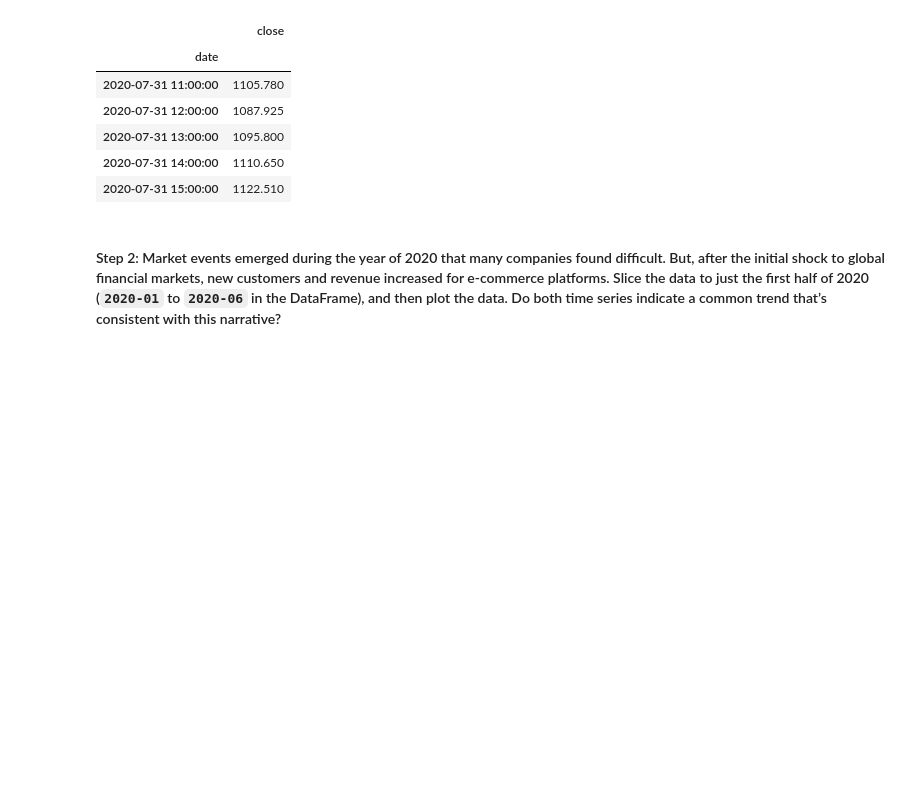
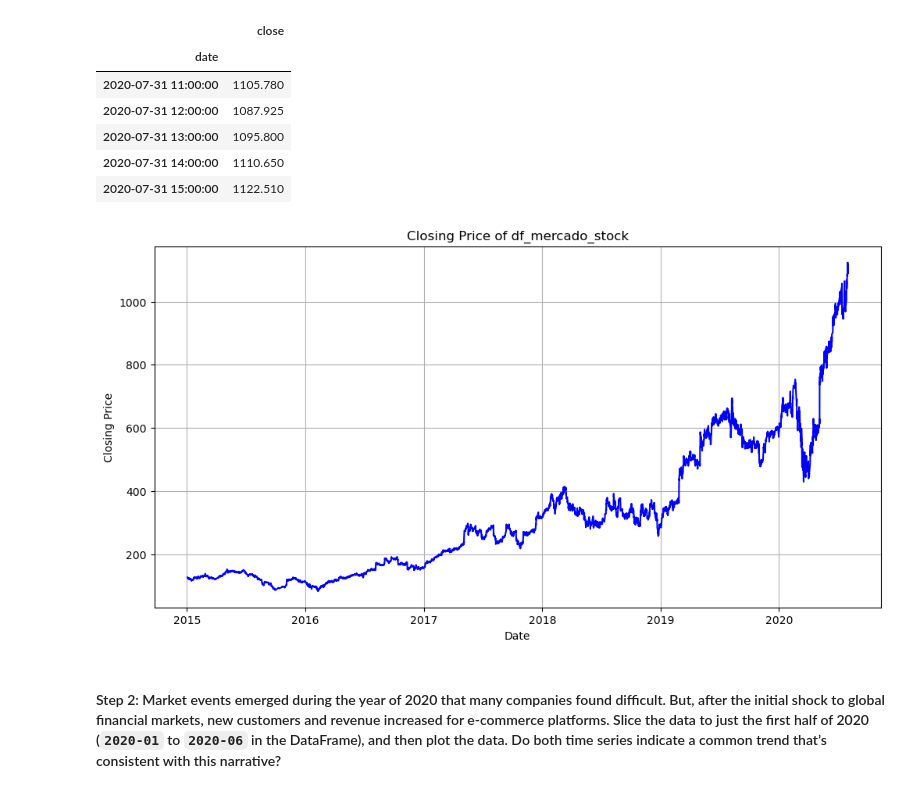
Before and after one commit to shawnakumar/prophet-challenge, a Jupyter notebook: forecasting_net_prophet.ipynb, the cells around one changed output. Cells and saved outputs as stored; diff of their text form; code cells hidden in the pictures; blank space fills up the shorter version.

```diff
--- a/forecasting_net_prophet.ipynb
+++ b/forecasting_net_prophet.ipynb
@@ -299,3 +300,14 @@ display(df_mercado_stock.tail())
+# %%
+# Visualize the closing price of the df_mercado_stock DataFrame
+plt.figure(figsize=(12, 6))
+plt.plot(df_mercado_stock.index, df_mercado_stock['close'], color='blue')
+plt.title('Closing Price of df_mercado_stock')
+plt.xlabel('Date')
+plt.ylabel('Closing Price')
+plt.grid(True)
+plt.show()
+# %% [output]
+[figure, added]
 # %%
 # Concatenate the df_mercado_stock DataFrame with the df_mercado_trends DataFrame
 # Concatenate the DataFrame by columns (axis=1), and drop and rows with only one column of data
```
Also changed, not shown: parts of 3 cells of this notebook.
